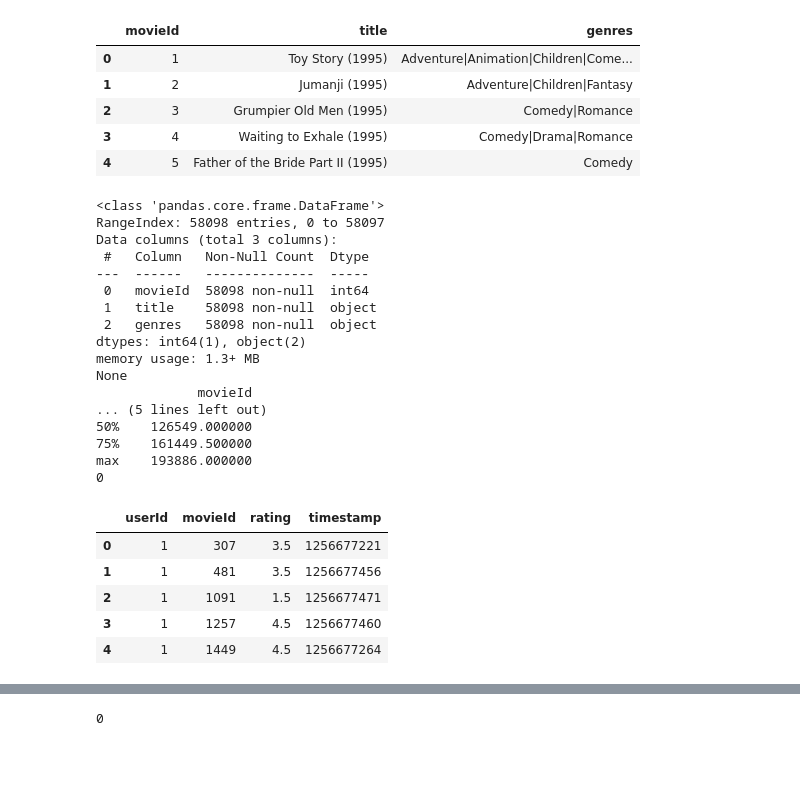
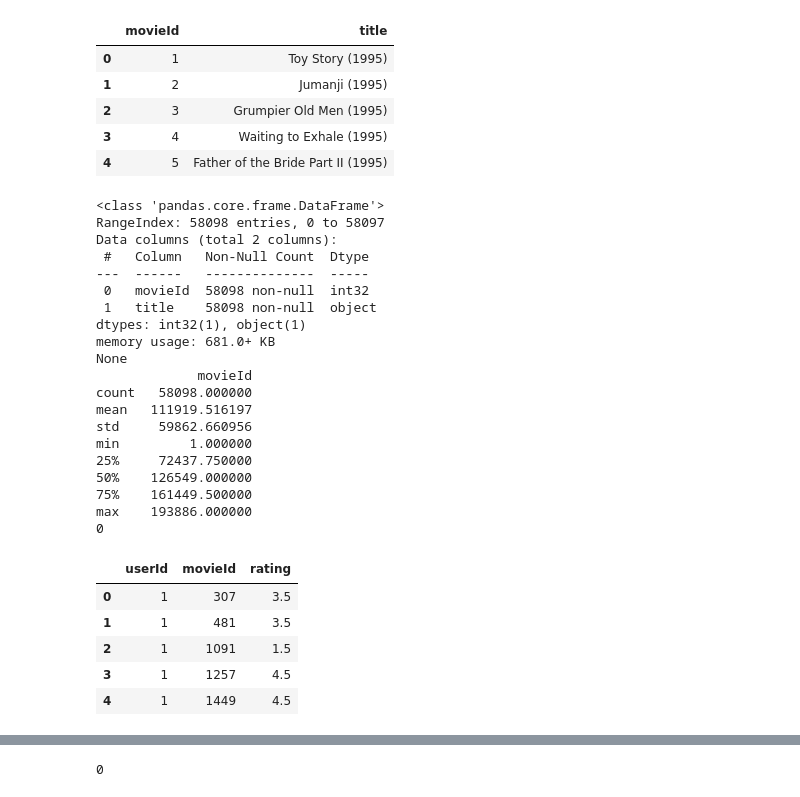
Before and after one commit to JoelOscarsson/Machine-Learning, a Jupyter notebook: Projects/Recommender-System.ipynb, the cells around one changed output, grey strips where cells are left out. Saved outputs shown, nothing was run; the diff lists cells and outputs as text; code cells hidden in the pictures; blank space fills up the shorter version.

```diff
--- a/Projects/Recommender-System.ipynb
+++ b/Projects/Recommender-System.ipynb
@@ -6,54 +7,69 @@ import matplotlib.pyplot as plt
 # %%
-movies = pd.read_csv('/Users/joeloscarsson/Documents/www/Machine-Learning/Projects/data3/movies1.csv')
-ratings = pd.read_csv('/Users/joeloscarsson/Documents/www/Machine-Learning/Projects/data3/ratings1.csv')
+# Path configuration
+movies = (
+    "/Users/joeloscarsson/Documents/www/Machine-Learning/Projects/data3/movies1.csv"
+)
+ratings = (
+    "/Users/joeloscarsson/Documents/www/Machine-Learning/Projects/data3/ratings1.csv"
+)
 
-# # Converting to the datatypes i want to use.
-# df_movies = pd.read_csv(movies, usecols=['movieId', 'title'], dtype={'movieId': 'int32', 'title': 'str'})
-# df_ratings = pd.read_csv(ratings, usecols=['userId', 'movieId', 'rating'], dtype={'userId': 'int32', 'movieId': 'int32', 'rating':'float32'})
+
+# loading in data and setting data types
+df_movies = pd.read_csv(
+    movies, usecols=["movieId", "title"], dtype={"movieId": "int32", "title": "str"}
+)
+df_ratings = pd.read_csv(
+    ratings,
+    usecols=["userId", "movieId", "rating"],
+    dtype={"userId": "int32", "movieId": "int32", "rating": "float32"},
+)
 # %%
-movies.head()
+df_movies.head()
 # %% [output]
-|  | movieId | title | genres |
-| 0 | 1 | Toy Story (1995) | Adventure|Animation|Children|Come... |
-| 1 | 2 | Jumanji (1995) | Adventure|Children|Fantasy |
-| 2 | 3 | Grumpier Old Men (1995) | Comedy|Romance |
-| 3 | 4 | Waiting to Exhale (1995) | Comedy|Drama|Romance |
-| 4 | 5 | Father of the Bride Part II (1995) | Comedy |
+|  | movieId | title |
+| 0 | 1 | Toy Story (1995) |
+| 1 | 2 | Jumanji (1995) |
+| 2 | 3 | Grumpier Old Men (1995) |
+| 3 | 4 | Waiting to Exhale (1995) |
+| 4 | 5 | Father of the Bride Part II (1995) |
 # %%
 # Checking datatypes and entries
-print(movies.info())
+print(df_movies.info())
 
 # We have 58098 Movies in this dataset
-print(movies.describe())
+print(df_movies.describe())
 
 # We have zero NaN values... for now...
-print(movies.isnull().sum().sum())
+print(df_movies.isnull().sum().sum())
 # %% [output]
 <class 'pandas.core.frame.DataFrame'>
 RangeIndex: 58098 entries, 0 to 58097
-Data columns (total 3 columns):
+Data columns (total 2 columns):
  #   Column   Non-Null Count  Dtype
 ---  ------   --------------  -----
- 0   movieId  58098 non-null  int64
+ 0   movieId  58098 non-null  int32
  1   title    58098 non-null  object
- 2   genres   58098 non-null  object
-dtypes: int64(1), object(2)
-memory usage: 1.3+ MB
+dtypes: int32(1), object(1)
+memory usage: 681.0+ KB
 None
              movieId
-... (5 lines left out)
+count   58098.000000
+mean   111919.516197
+std     59862.660956
+min         1.000000
+25%     72437.750000
 50%    126549.000000
 75%    161449.500000
 max    193886.000000
 0
 # %%
-ratings.head()
+df_ratings.head()
 # %% [output]
-|  | userId | movieId | rating | timestamp |
-| 0 | 1 | 307 | 3.5 | 1256677221 |
-| 1 | 1 | 481 | 3.5 | 1256677456 |
-| 2 | 1 | 1091 | 1.5 | 1256677471 |
-| 3 | 1 | 1257 | 4.5 | 1256677460 |
-| 4 | 1 | 1449 | 4.5 | 1256677264 |
+|  | userId | movieId | rating |
+| 0 | 1 | 307 | 3.5 |
+| 1 | 1 | 481 | 3.5 |
+| 2 | 1 | 1091 | 1.5 |
+| 3 | 1 | 1257 | 4.5 |
+| 4 | 1 | 1449 | 4.5 |
 # %%
 # Checking datatypes and entries
```
Also changed, not shown: parts of 50 cells of this notebook.
